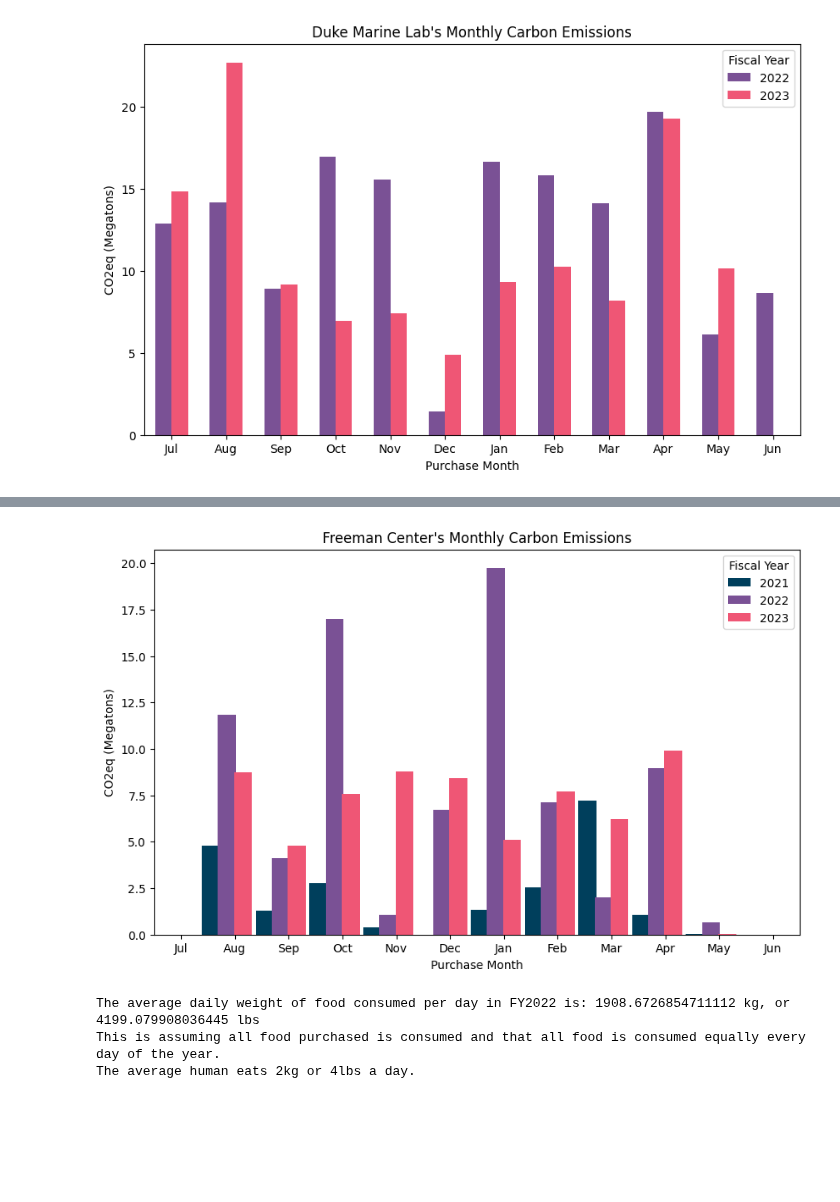
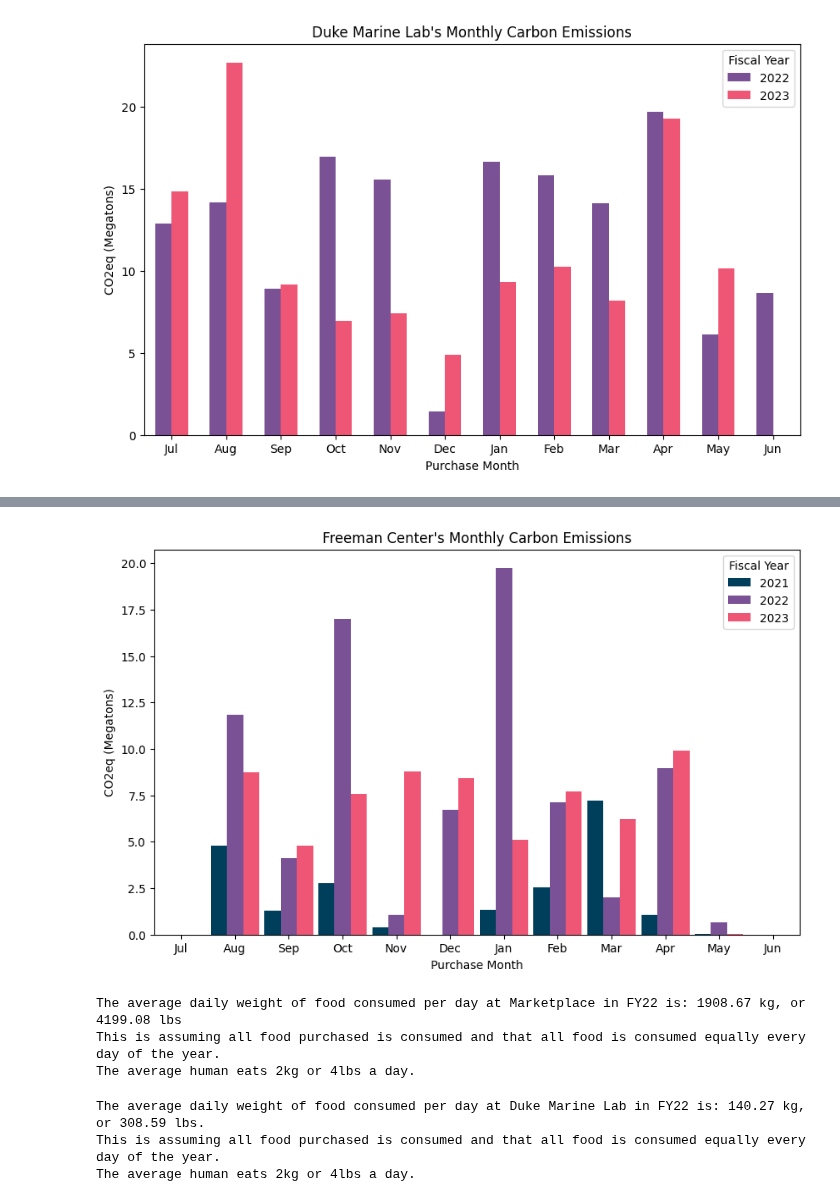
Before and after one commit to ethansong206/Climate-Plus-Project, a Jupyter notebook: DataCleaning.ipynb, the cells around one changed output, grey strips where cells are left out. Saved outputs shown, nothing was run; the diff lists cells and outputs as text; code cells hidden in the pictures; blank space fills up the shorter version.

```diff
--- a/DataCleaning.ipynb
+++ b/DataCleaning.ipynb
@@ -1073,6 +1073,10 @@ years_trinity = df_trinity['Fiscal Year'].unique()
 template = pd.MultiIndex.from_product([years_trinity, purchase_months], names=['Fiscal Year', 'Purchase Month']).to_frame(index=False)
 metrics_filled_trinity = pd.merge(template, metrics_trinity, on=['Fiscal Year', 'Purchase Month'], how='left').fillna(0)
 metrics_filled_trinity = metrics_filled_trinity[metrics_filled_trinity['Fiscal Year'] != '2020']
+
+negative_emissions = metrics_filled_trinity['CO2e(kg)'] < 0
+metrics_filled_trinity.loc[negative_emissions, 'CO2e(kg)'] = 0
+
 color_map = {year: color for year, color in zip(years_trinity, bar_colors)}
 year_gap = 0.3
 bar_width = .9 / len(years_trinity)
@@ -1083,11 +1087,12 @@ for i, year in enumerate(years_trinity):
     data = metrics_filled_trinity.loc[metrics_filled_trinity['Fiscal Year'] == year, 'CO2e(kg)']
     if len(data) == 0:
         continue
-    year_offset = (i - len(years_trinity) / 2) * year_gap
+    year_offset = (i - len(years_trinity) / 3) * year_gap
     ax_trinity.bar(bar_positions + year_offset, data, width=bar_width, color=color_map[year], label=year)
 ax_trinity.set_xlabel('Purchase Month')
 ax_trinity.set_ylabel('CO2eq (Megatons)')
-ax_trinity.set_title('Trinity Cafe\'s Monthly Carbon Emissions')
+fig_trinity.suptitle('Trinity Cafe\'s Monthly Carbon Emissions')
+ax_trinity.set_title('(Negative totals are zeroed)')
 ax_trinity.legend(title='Fiscal Year')
 plt.xlim(bar_positions[0] - .5, bar_positions[-1] + .5)
 plt.xticks(bar_positions, purchase_months)
@@ -1106,45 +1110,57 @@ ValueError: ignored
 #@title Freeman Center Monthly
 metrics_freeman = df_freeman.groupby(['Fiscal Year', 'Purchase Month'])['CO2e(kg)'].sum() / 1000
 years_freeman = df_freeman['Fiscal Year'].unique()
 template = pd.MultiIndex.from_product([years_freeman, purchase_months], names=['Fiscal Year', 'Purchase Month']).to_frame(index=False)
 metrics_filled_freeman = pd.merge(template, metrics_freeman, on=['Fiscal Year', 'Purchase Month'], how='left').fillna(0)
 metrics_filled_freeman = metrics_filled_freeman[metrics_filled_freeman['Fiscal Year'] != '2020']
 color_map = {year: color for year, color in zip(years_freeman, bar_colors)}
 year_gap = 0.3
-bar_width = 1 / len(years_freeman)
+bar_width = .9 / len(years_freeman)
 missing_bars = len(purchase_months) - len(metrics_filled_freeman['Purchase Month'].unique())
 bar_positions = np.arange(len(purchase_months) + missing_bars) + 1 * bar_width
 fig_freeman, ax_freeman = plt.subplots(figsize=(10, 6))
 for i, year in enumerate(years_freeman):
     data = metrics_filled_freeman.loc[metrics_filled_freeman['Fiscal Year'] == year, 'CO2e(kg)']
     if len(data) == 0:
         continue
-    year_offset = (i - len(years_freeman) / 2) * year_gap
+    year_offset = (i - len(years_freeman) / 3) * year_gap
     ax_freeman.bar(bar_positions + year_offset, data, width=bar_width, color=color_map[year], label=year)
 ax_freeman.set_xlabel('Purchase Month')
 ax_freeman.set_ylabel('CO2eq (Megatons)')
 ax_freeman.set_title('Freeman Center\'s Monthly Carbon Emissions')
 ax_freeman.legend(title='Fiscal Year')
 plt.xlim(bar_positions[0] - .5, bar_positions[-1] + .5)
-plt.xticks(bar_positions, purchase_months)
 month_names = [calendar.month_abbr[month] for month in purchase_months]
 plt.xticks(bar_positions, month_names)
 plt.show()
 
 #no spending in summer months makes sense, not open
 #peaks in August and April, not sure why April (maybe more Shabbat dinners or Senior Sendoff related)
 #consistent spending throughout year, weekly Shabbat dinners?
 #started consistently having emissions in FY2022 which is Post-Covid
 # %% [output]
-[figure, old version]
+[figure, new version]
 # %%
 #@title Average Daily Weight of Food Consumed @ Marketplace
-num_days22 = (max(df_marketplace[df_marketplace['Fiscal Year'] == '2022']['Purchase Date']) - min(df_marketplace[df_marketplace['Fiscal Year'] == '2022']['Purchase Date'])).days + 1
+num_days_mp22 = (max(df_marketplace[df_marketplace['Fiscal Year'] == '2022']['Purchase Date']) - min(df_marketplace[df_marketplace['Fiscal Year'] == '2022']['Purchase Date'])).days + 1
 total_food_weight_mp22 = df_marketplace[df_marketplace['Fiscal Year'] == '2022']['Total Amount(kg)'].sum()
-print('The average daily weight of food consumed per day in FY2022 is:', total_food_weight_mp22 / num_days22, 'kg, or', total_food_weight_mp22 / num_days22 * 2.2, 'lbs')
+avg_kg_mp22 = total_food_weight_mp22 / num_days_mp22
+print('The average daily weight of food consumed per day at Marketplace in FY22 is:', str.format('{0:.2f}', avg_kg_mp22), 'kg, or', str.format('{0:.2f}', avg_kg_mp22 * 2.2), 'lbs')
 print('This is assuming all food purchased is consumed and that all food is consumed equally every day of the year.')
 print('The average human eats 2kg or 4lbs a day.')
 # %% [output]
-The average daily weight of food consumed per day in FY2022 is: 1908.6726854711112 kg, or 4199.079908036445 lbs
+The average daily weight of food consumed per day at Marketplace in FY22 is: 1908.67 kg, or 4199.08 lbs
 This is assuming all food purchased is consumed and that all food is consumed equally every day of the year.
 The average human eats 2kg or 4lbs a day.
+# %%
+#@title Average Daily Weight of Food Consumed @ DuML
+num_days_duml22 = (max(df_duml[df_duml['Fiscal Year'] == '2022']['Purchase Date']) - min(df_duml[df_duml['Fiscal Year'] == '2022']['Purchase Date'])).days + 1
+total_food_weight_duml22 = df_duml[df_duml['Fiscal Year'] == '2022']['Total Amount(kg)'].sum()
+avg_kg_duml22 = total_food_weight_duml22 / num_days_duml22
+print('The average daily weight of food consumed per day at Duke Marine Lab in FY22 is:', str.format('{0:.2f}', avg_kg_duml22), 'kg, or', str.format('{0:.2f}', avg_kg_duml22 * 2.2), 'lbs.')
+print('This is assuming all food purchased is consumed and that all food is consumed equally every day of the year.')
+print('The average human eats 2kg or 4lbs a day.')
+# %% [output]
+The average daily weight of food consumed per day at Duke Marine Lab in FY22 is: 140.27 kg, or 308.59 lbs.
+This is assuming all food purchased is consumed and that all food is consumed equally every day of the year.
+The average human eats 2kg or 4lbs a day.
```
Also changed, not shown: parts of 5 cells of this notebook.
